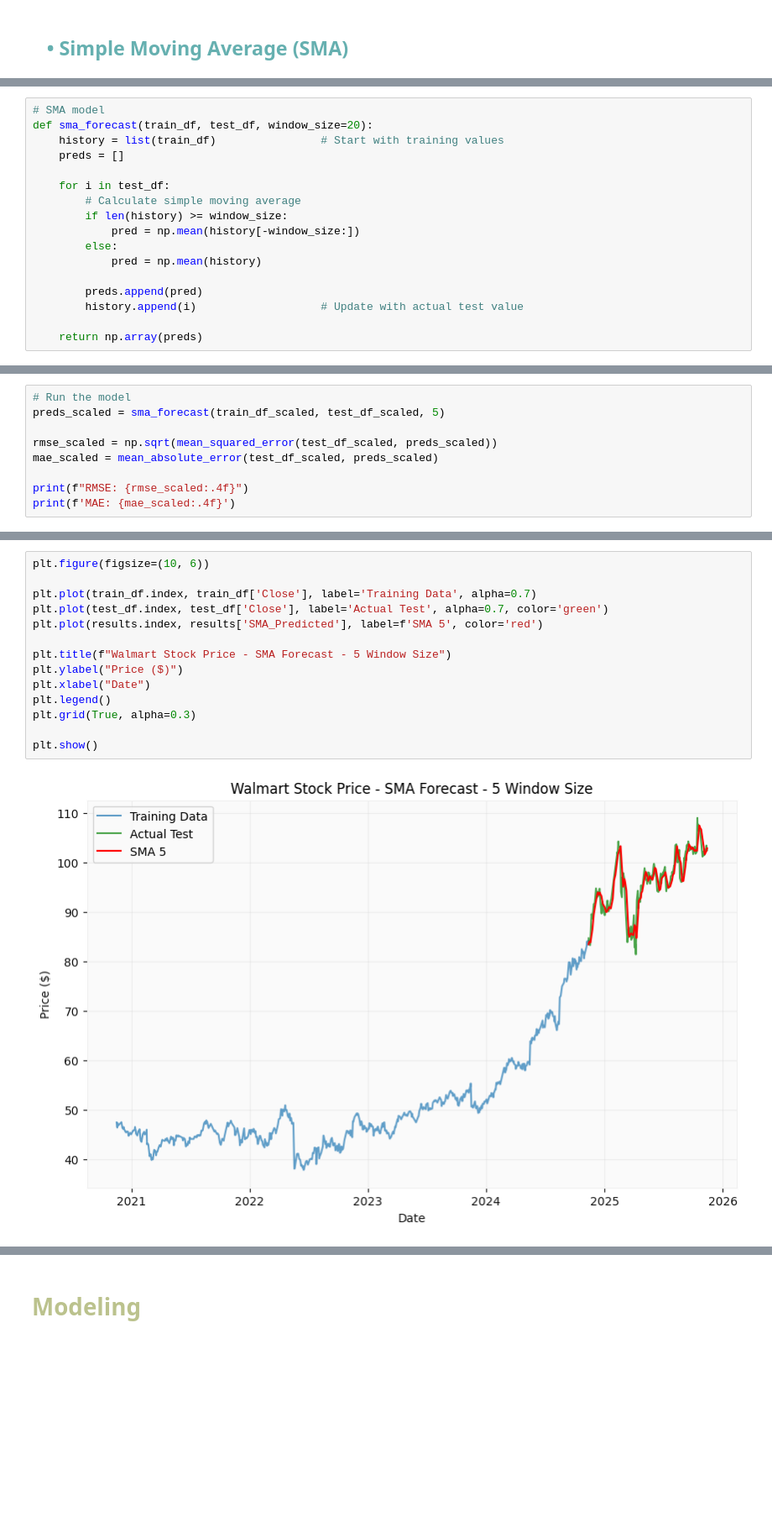
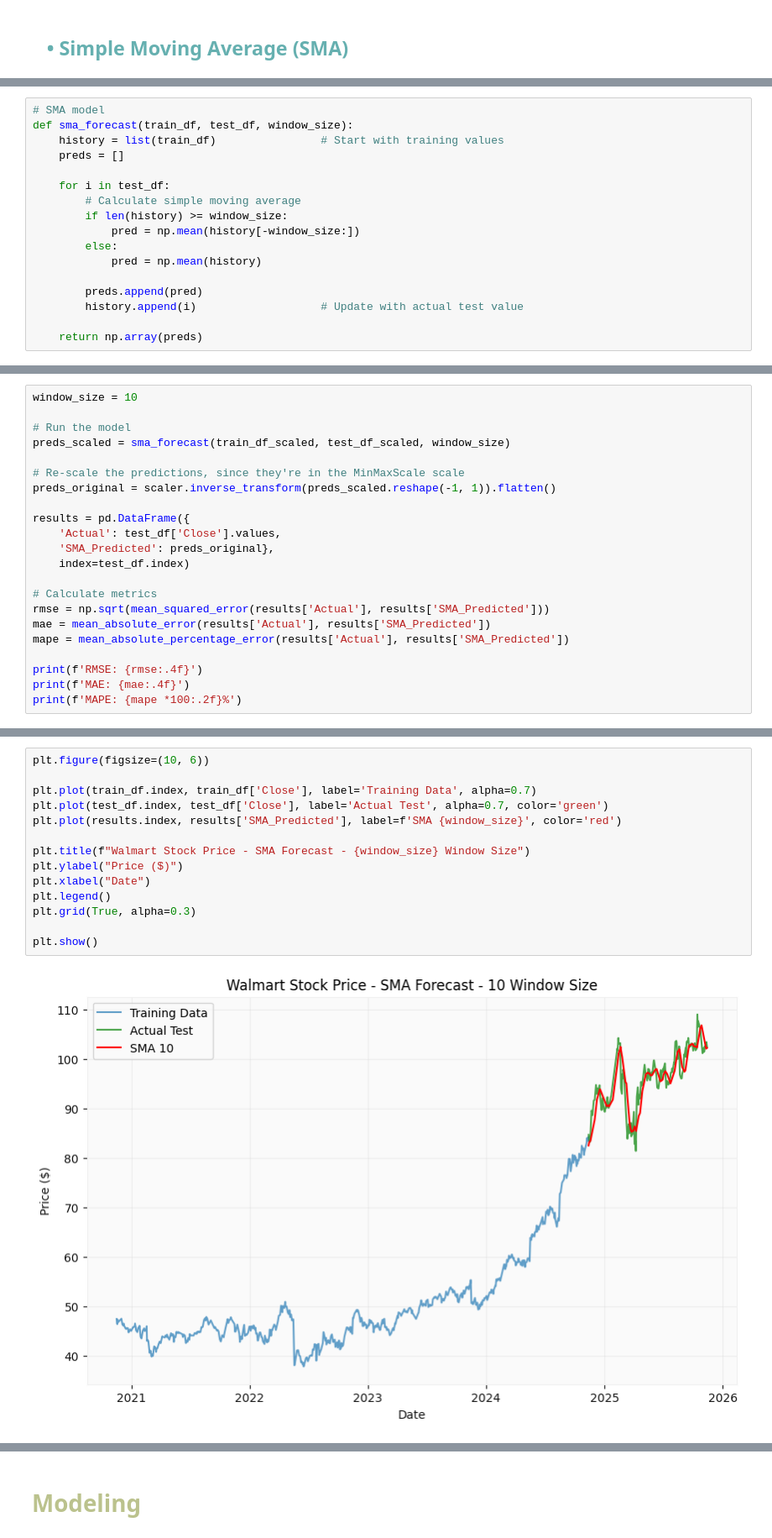
Before and after one commit to ch0fas/ML_Projects, a Jupyter notebook: L3_StockExchange/stock_exchange_forecasting.ipynb, the cells around one changed output, grey strips where cells are left out. Shown at 84% size. Cells and saved outputs as stored; diff of their text form; blank space fills up the shorter version.

```diff
--- a/L3_StockExchange/stock_exchange_forecasting.ipynb
+++ b/L3_StockExchange/stock_exchange_forecasting.ipynb
@@ -214,6 +210,6 @@ Since the Simple Moving Average model is one of the simplest models out there, n
 # %%
 # SMA model
-def sma_forecast(train_df, test_df, window_size=20):
+def sma_forecast(train_df, test_df, window_size):
     history = list(train_df)                # Start with training values
     preds = []
 
@@ -231,10 +229,23 @@ def sma_forecast(train_df, test_df, window_size=20):
 # %%
+window_size = 10
+
 # Run the model
-preds_scaled = sma_forecast(train_df_scaled, test_df_scaled, 5)
+preds_scaled = sma_forecast(train_df_scaled, test_df_scaled, window_size)
 
-rmse_scaled = np.sqrt(mean_squared_error(test_df_scaled, preds_scaled))
-mae_scaled = mean_absolute_error(test_df_scaled, preds_scaled)
+# Re-scale the predictions, since they're in the MinMaxScale scale
+preds_original = scaler.inverse_transform(preds_scaled.reshape(-1, 1)).flatten()
 
-print(f"RMSE: {rmse_scaled:.4f}")
-print(f'MAE: {mae_scaled:.4f}')
+results = pd.DataFrame({
+    'Actual': test_df['Close'].values,
+    'SMA_Predicted': preds_original},
+    index=test_df.index)
+
+# Calculate metrics
+rmse = np.sqrt(mean_squared_error(results['Actual'], results['SMA_Predicted']))
+mae = mean_absolute_error(results['Actual'], results['SMA_Predicted'])
+mape = mean_absolute_percentage_error(results['Actual'], results['SMA_Predicted'])
+
+print(f'RMSE: {rmse:.4f}')
+print(f'MAE: {mae:.4f}')
+print(f'MAPE: {mape *100:.2f}%')
 # %% [output]
@@ -263,16 +257,16 @@ MAE: 1.6608
 # %%
 plt.figure(figsize=(10, 6))
 
 plt.plot(train_df.index, train_df['Close'], label='Training Data', alpha=0.7)
 plt.plot(test_df.index, test_df['Close'], label='Actual Test', alpha=0.7, color='green')
-plt.plot(results.index, results['SMA_Predicted'], label=f'SMA 5', color='red')
+plt.plot(results.index, results['SMA_Predicted'], label=f'SMA {window_size}', color='red')
 
-plt.title(f"Walmart Stock Price - SMA Forecast - 5 Window Size")
+plt.title(f"Walmart Stock Price - SMA Forecast - {window_size} Window Size")
 plt.ylabel("Price ($)")
 plt.xlabel("Date")
 plt.legend()
 plt.grid(True, alpha=0.3)
 
 plt.show()
 # %% [output]
-[figure, old version]
+[figure, new version]
```
Also changed, not shown: parts of 15 cells of this notebook.
